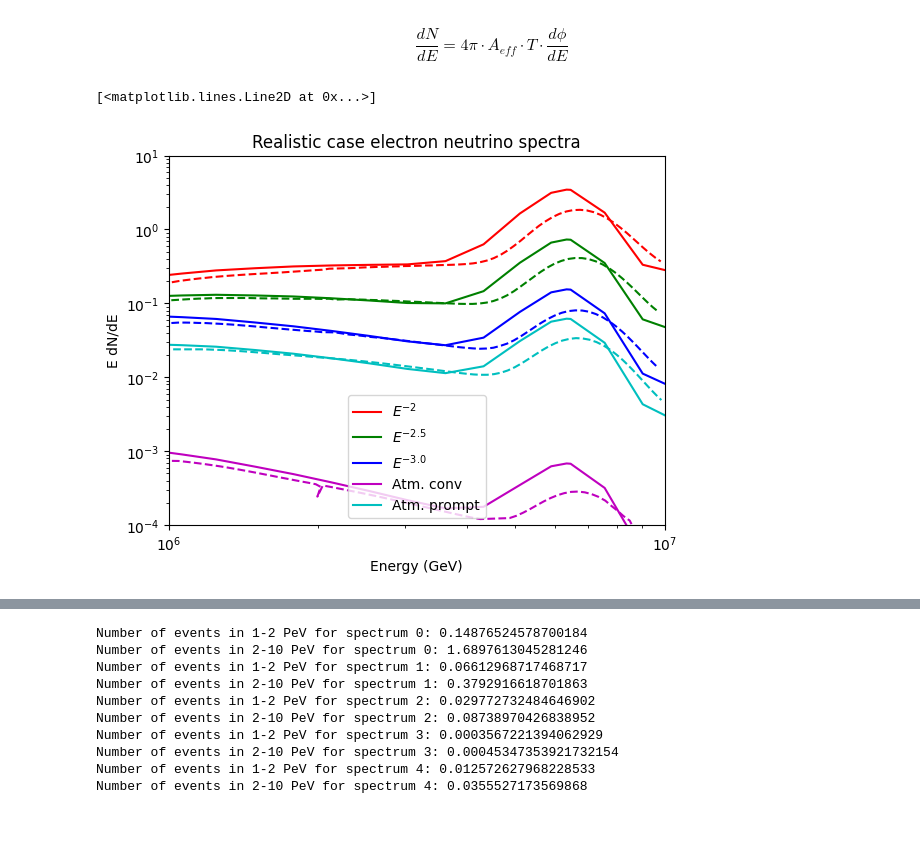
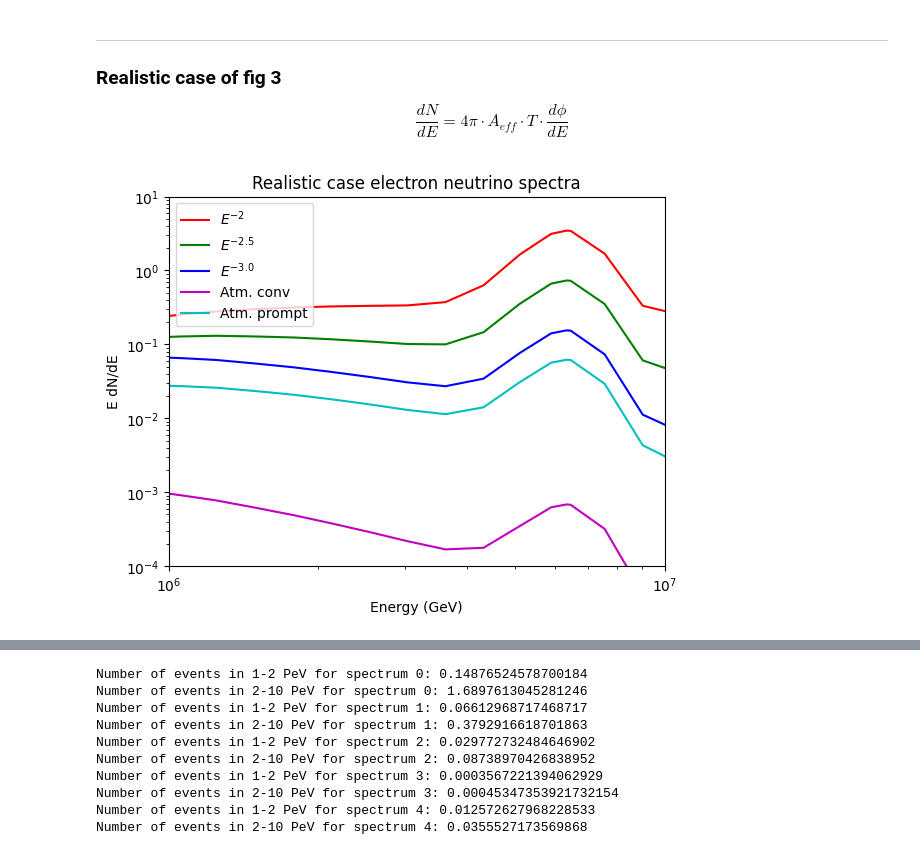
Before and after one commit to Booritth-Balaji/Neutrino-Research-Thesis, a Jupyter notebook: graph.ipynb, the cells around one changed output, grey strips where cells are left out. Cells and saved outputs as stored; diff of their text form; code cells hidden in the pictures; blank space fills up the shorter version.

```diff
--- a/graph.ipynb
+++ b/graph.ipynb
@@ -187 +170,7 @@ plt.show()
+# %% [markdown]
+---
+
+### Realistic case of fig 3
+
+$$ \frac{dN}{dE} = 4 \pi \cdot A_{eff} \cdot T \cdot \frac{d \phi}{d E} $$
 # %%
@@ -196,22 +195,3 @@ A_eff_e_casc = np.array(A_eff_e[1]) * 10000  # in cm^2
-# %%
-# Convolving A_eff_e_casc with a gaussian function to simulate energy resolution
-def gaussian(x, mu, sigma):
-    return (1/(sigma * np.sqrt(2 * np.pi))) * np.exp(-0.5 * ((x - mu)/sigma)**2)
-
-sigma = 0.15 * E_casc_e  # 15% energy resolution
-
-dE = np.diff(E_casc_e)
-for i in range(len(dE)):
-    if dE[i] <= 0:
-        dE[i] = dE[i-1]
-dE = np.append(dE, dE[-1])
-
-A_eff_e_casc_conv = np.zeros(len(E_casc_e))
-
-for i in range(len(E_casc_e)):
-    mu = E_casc_e[i]
-    g = gaussian(E_casc_e, mu, sigma[i])
-    A_eff_e_casc_conv += A_eff_e_casc[i] * g * dE[i]
 # %%
 # Making a convolution function
 
@@ -258,2 +220,0 @@ atm_prompt = E2phi / (E_prompt)**2
-# %% [markdown]
-$$ \frac{dN}{dE} = 4 \pi \cdot A_{eff} \cdot T \cdot \frac{d \phi}{d E} $$
@@ -268,30 +221,32 @@ E_test = np.logspace(4, 8, num=1000)
 # %%
 # Plotting the realistic case neutrino spectra
 
 T = 615.9 * 24 * 3600  # exposure time in seconds (615.9 days)
 
-# plt.loglog(E_test, E_test * convolve_logE(E_test, 4 * np.pi * extra(E_casc_e, A_eff_e_casc, E_test) * T * pivot * E_test**(-2), 0.15), label=r"$E^{-2}$", color='r')
+# Plotting the convolved spectra
 
 plt.loglog(E_casc_e, convolve(E_casc_e, E_casc_e * 4 * np.pi * A_eff_e_casc * T * pivot * E_casc_e**(-2), 0.15), label=r"$E^{-2}$", color='r')
 plt.loglog(E_casc_e, convolve(E_casc_e, E_casc_e * 4 * np.pi * A_eff_e_casc * T * c_05 * E_casc_e**(-2.5), 0.15), label=r"$E^{-2.5}$", color='g')
 plt.loglog(E_casc_e, convolve(E_casc_e, E_casc_e * 4 * np.pi * A_eff_e_casc * T * c_10 * E_casc_e**(-3), 0.15), label=r"$E^{-3.0}$", color='b')
 plt.loglog(E_casc_e, convolve(E_casc_e, E_casc_e * 4 * np.pi * A_eff_e_casc * T * extra(E_conv, nu_e_conv, E_casc_e), 0.15), label="Atm. conv", color='m')
 plt.loglog(E_casc_e, convolve(E_casc_e, E_casc_e * 4 * np.pi * A_eff_e_casc * T * extra(E_prompt, atm_prompt, E_casc_e), 0.15), label="Atm. prompt", color='c')
 
 
+# Plotting the reference lines from Ranjan et al fig 3
+
+# plt.loglog(E_2_fig_3[0][:-2], E_2_fig_3[1][:-2], label=r"$E^{-2}$ reference line", linestyle='--', color='r')
+# plt.loglog(E_2_5_fig_3[0][:-2], E_2_5_fig_3[1][:-2], label=r"$E^{-2.5}$ reference line", linestyle='--', color='g')
+# plt.loglog(E_3_fig_3[0][:-2], E_3_fig_3[1][:-2], label=r"$E^{-3}$ reference line", linestyle='--', color='b')
+# plt.loglog(E_conv_fig_3[0][:-2], E_conv_fig_3[1][:-2], label="Atm. conv reference line", linestyle='--', color='m')
+# plt.loglog(E_prompt_fig_3[0], E_prompt_fig_3[1], label="Atm. prompt reference line", linestyle='--', color='c')
+
+
 plt.xlabel("Energy (GeV)")
 plt.ylabel("E dN/dE")
 plt.title("Realistic case electron neutrino spectra")
 plt.legend()
 plt.xlim(1e6, 1e7)
 plt.ylim(1e-4, 1e1)
-
-plt.loglog(E_2_fig_3[0][:-2], E_2_fig_3[1][:-2], label=r"$E^{-2}$ reference line", linestyle='--', color='r')
-plt.loglog(E_2_5_fig_3[0][:-2], E_2_5_fig_3[1][:-2], label=r"$E^{-2.5}$ reference line", linestyle='--', color='g')
-plt.loglog(E_3_fig_3[0][:-2], E_3_fig_3[1][:-2], label=r"$E^{-3}$ reference line", linestyle='--', color='b')
-plt.loglog(E_conv_fig_3[0][:-2], E_conv_fig_3[1][:-2], label="Atm. conv reference line", linestyle='--', color='m')
-plt.loglog(E_prompt_fig_3[0], E_prompt_fig_3[1], label="Atm. prompt reference line", linestyle='--', color='c')
-# plt.show()
+plt.show()
 # %% [output]
-[<matplotlib.lines.Line2D at 0x...>]
-[figure, old version]
+[figure, new version]
```
Also changed, not shown: parts of 26 cells of this notebook, 4 other files.
